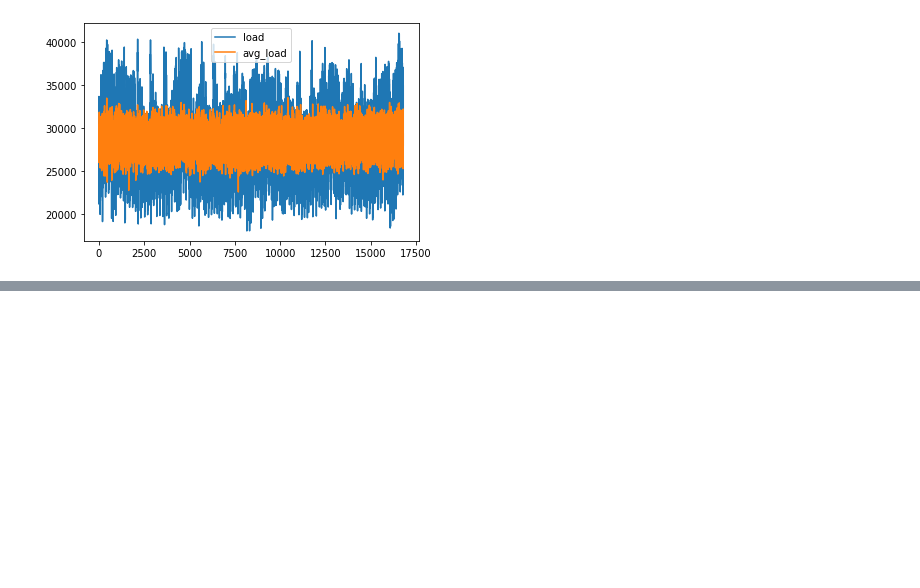
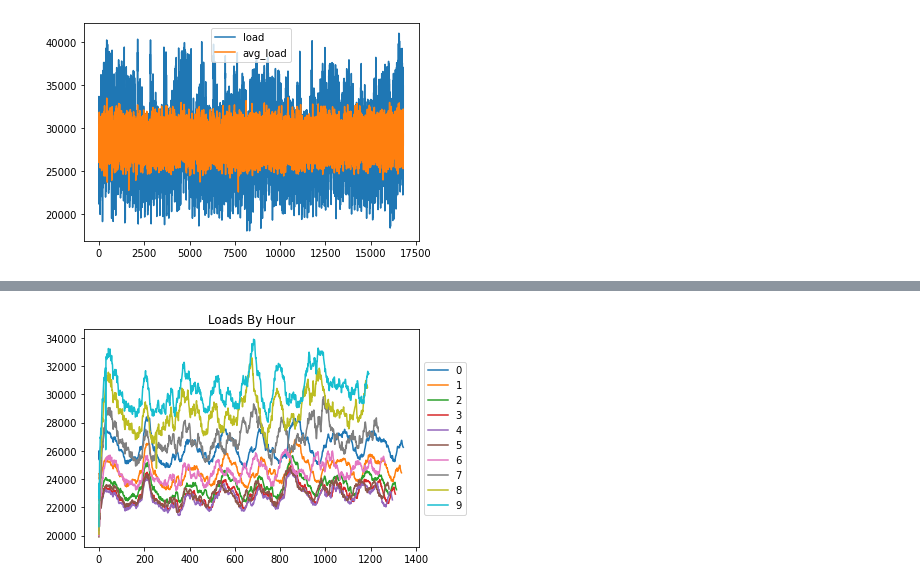
Before and after one commit to GeorgiosTheocharidis/dissertation, a Jupyter notebook: notebooks/inspect_data.ipynb, the cells around one changed output, grey strips where cells are left out. Cells and saved outputs as stored; diff of their text form; code cells hidden in the pictures; blank space fills up the shorter version.

```diff
--- a/notebooks/inspect_data.ipynb
+++ b/notebooks/inspect_data.ipynb
@@ -347,0 +377,14 @@ data.plot()
+# %%
+def plot_load_by_hour(hour):
+    sql = f"select date_time, load, (avg(load)  over (rows between 30 preceding and current row)) as ma from master where extract(hour from date_time) = {hour} order by 1"
+    load_by_hour = pd.read_sql_query(sql, con=engine)
+    load_by_hour['ma'].plot(title='Loads By Hour')
+
+for hour in range(0, 10):
+    plot_load_by_hour(hour)
+
+labels = ['0','1','2','3','4','5','6','7','8','9','10','11','12','13','14','15','16','17','18','19','20','21','22','23']
+
+_ = plt.legend(labels,loc='center left', bbox_to_anchor=(1.0, 0.5))
+# %% [output]
+[figure, added]
```
Also changed, not shown: parts of 7 cells of this notebook, 11 other files.
